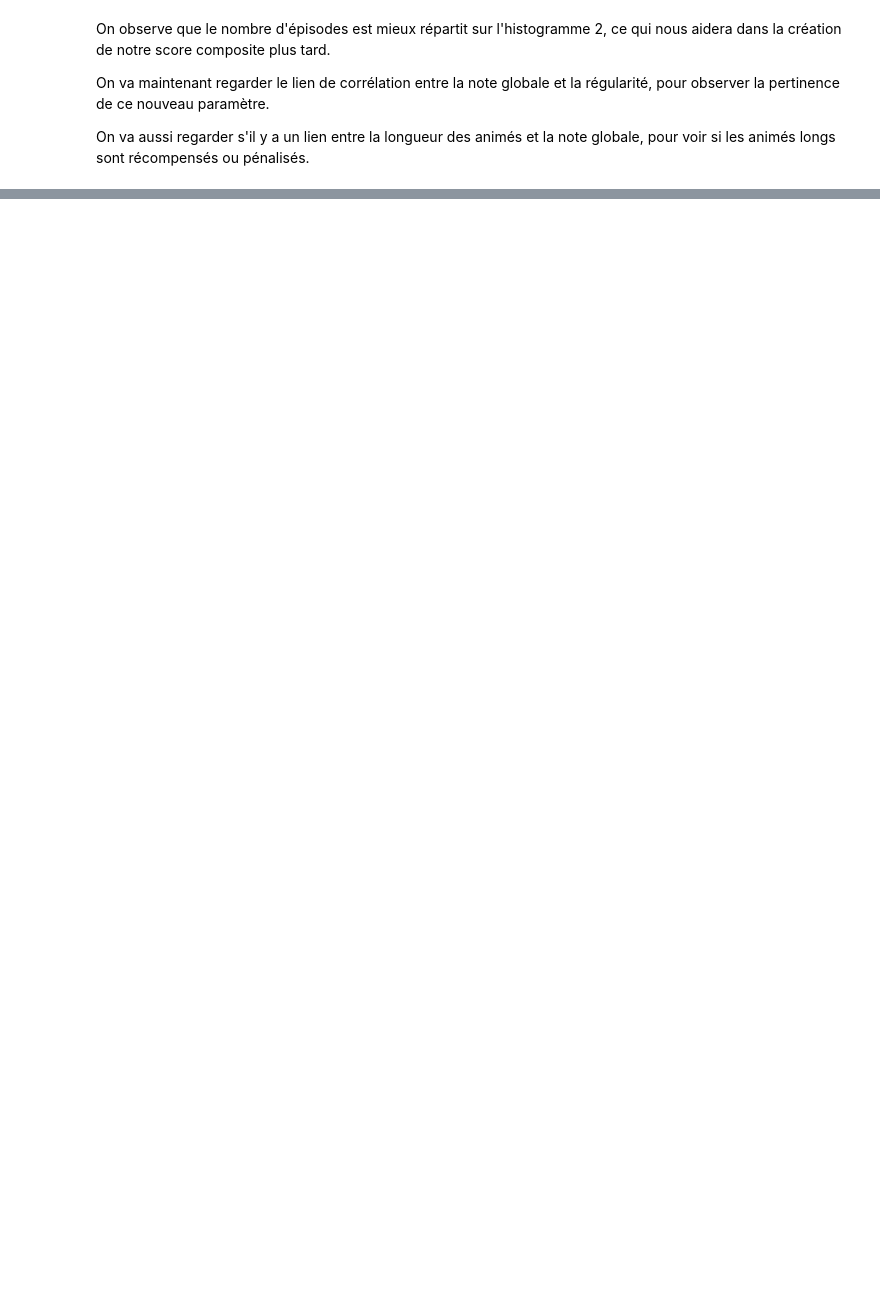
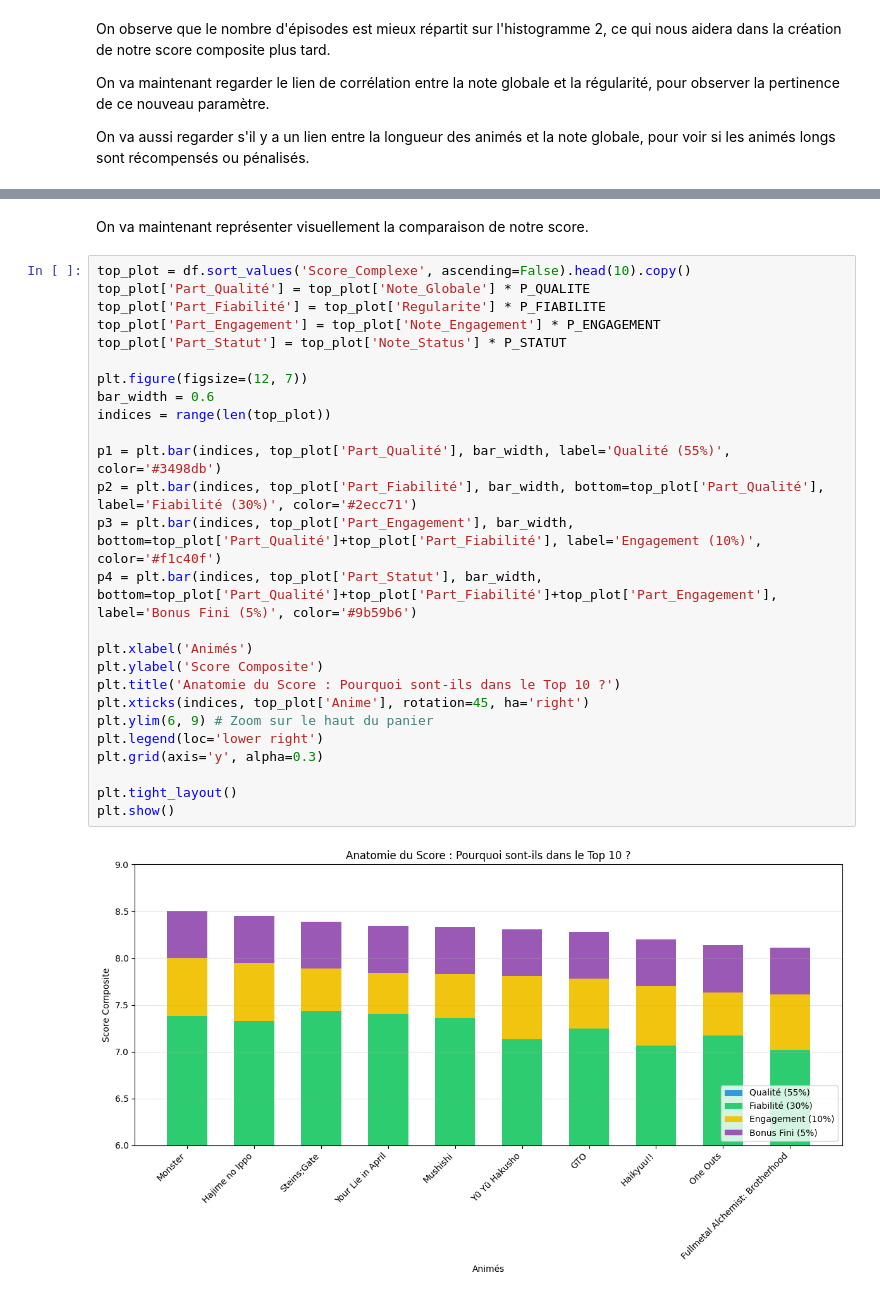
Before and after one commit to NoeChv-n/lemeilleur-anime, a Jupyter notebook: lemeilleuranime.ipynb, the cells around one changed output, grey strips where cells are left out. Drawn from its saved outputs; the diff is of its cells as text; blank space fills up the shorter version.

```diff
--- a/lemeilleuranime.ipynb
+++ b/lemeilleuranime.ipynb
@@ -240,0 +330,30 @@ On voit que beaucoup de séries longues ont une régularité assez basse. Sans d
+# %% [markdown]
+On va maintenant représenter visuellement la comparaison de notre score.
+# %%
+top_plot = df.sort_values('Score_Complexe', ascending=False).head(10).copy()
+top_plot['Part_Qualité'] = top_plot['Note_Globale'] * P_QUALITE
+top_plot['Part_Fiabilité'] = top_plot['Regularite'] * P_FIABILITE
+top_plot['Part_Engagement'] = top_plot['Note_Engagement'] * P_ENGAGEMENT
+top_plot['Part_Statut'] = top_plot['Note_Status'] * P_STATUT
+
+plt.figure(figsize=(12, 7))
+bar_width = 0.6
+indices = range(len(top_plot))
+
+p1 = plt.bar(indices, top_plot['Part_Qualité'], bar_width, label='Qualité (55%)', color='#3498db')
+p2 = plt.bar(indices, top_plot['Part_Fiabilité'], bar_width, bottom=top_plot['Part_Qualité'], label='Fiabilité (30%)', color='#2ecc71')
+p3 = plt.bar(indices, top_plot['Part_Engagement'], bar_width, bottom=top_plot['Part_Qualité']+top_plot['Part_Fiabilité'], label='Engagement (10%)', color='#f1c40f')
+p4 = plt.bar(indices, top_plot['Part_Statut'], bar_width, bottom=top_plot['Part_Qualité']+top_plot['Part_Fiabilité']+top_plot['Part_Engagement'], label='Bonus Fini (5%)', color='#9b59b6')
+
+plt.xlabel('Animés')
+plt.ylabel('Score Composite')
+plt.title('Anatomie du Score : Pourquoi sont-ils dans le Top 10 ?')
+plt.xticks(indices, top_plot['Anime'], rotation=45, ha='right')
+plt.ylim(6, 9) # Zoom sur le haut du panier
+plt.legend(loc='lower right')
+plt.grid(axis='y', alpha=0.3)
+
+plt.tight_layout()
+plt.show()
+# %% [output]
+[figure, added]
```
Also changed, not shown: parts of 36 cells of this notebook.
